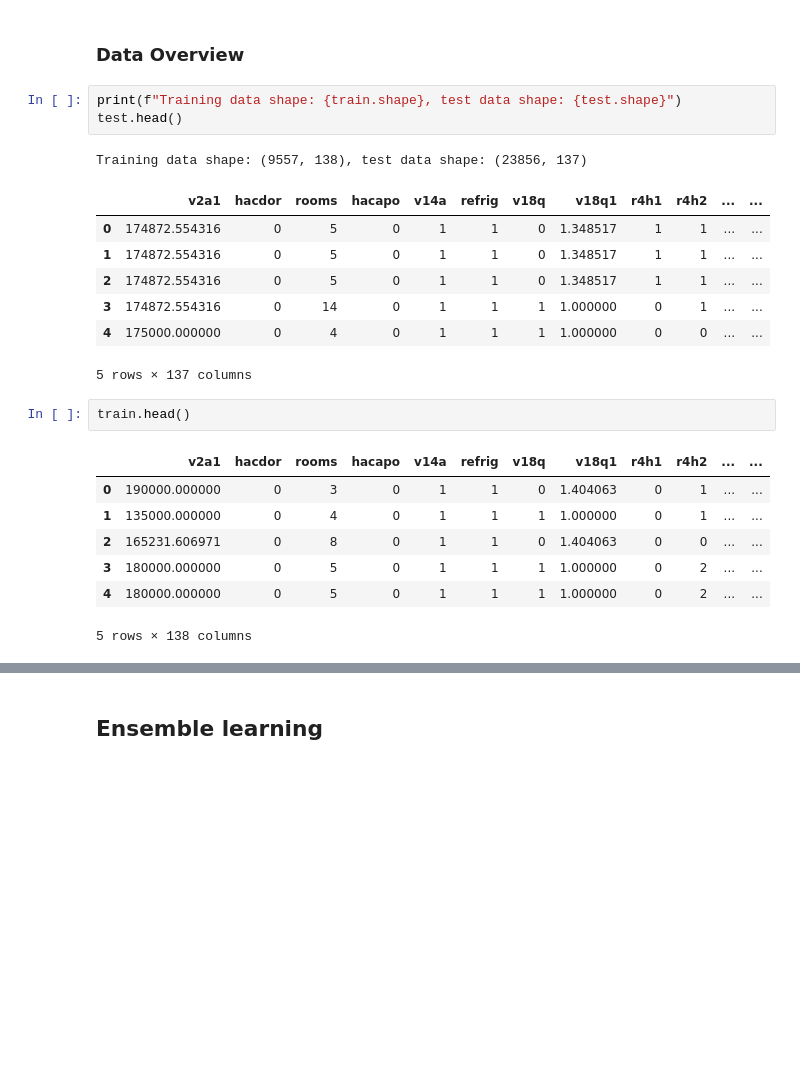
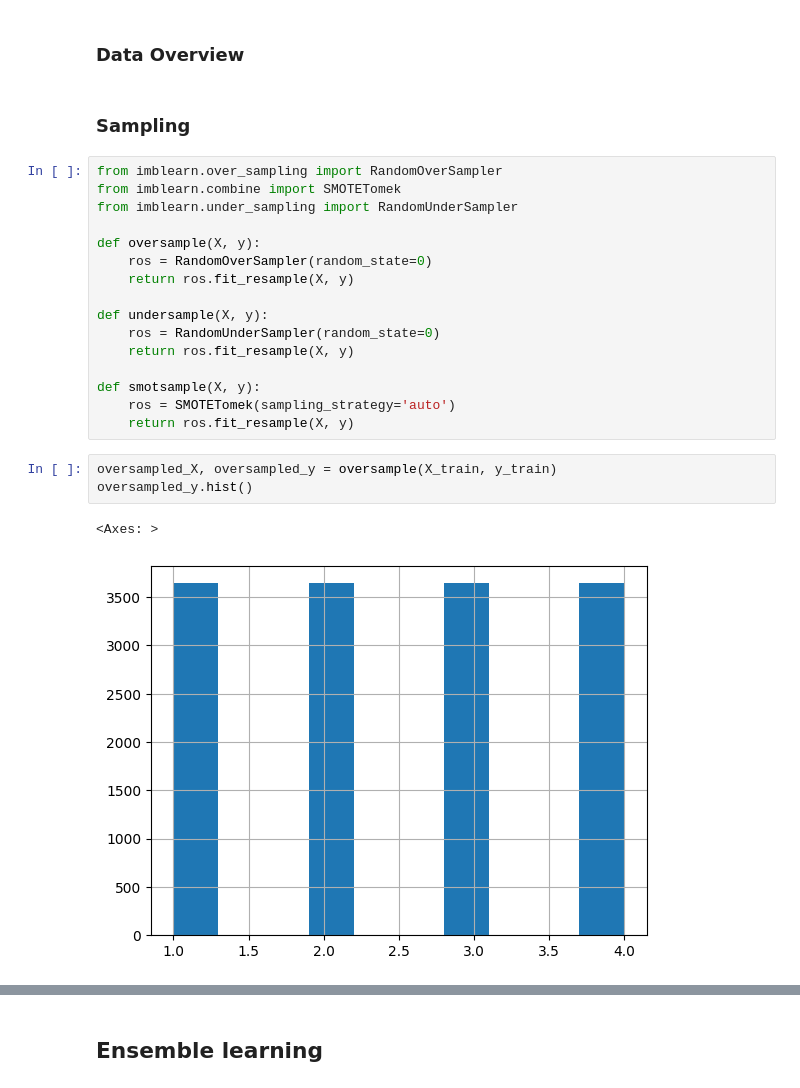
Before and after one commit to uku20/mlp, a Jupyter notebook: notebooks/ensemble.ipynb, the cells around one changed output, grey strips where cells are left out. Cells and saved outputs as stored; diff of their text form; blank space fills up the shorter version.

```diff
--- a/notebooks/ensemble.ipynb
+++ b/notebooks/ensemble.ipynb
@@ -66,25 +117,27 @@ def export_submission(df):
     df.to_csv('submission.csv', index=False)
 # %% [markdown]
 ### Data Overview
-# %%
-print(f"Training data shape: {train.shape}, test data shape: {test.shape}")
-test.head()
-# %% [output]
-Training data shape: (9557, 138), test data shape: (23856, 137)
-|  | v2a1 | hacdor | rooms | hacapo | v14a | refrig | v18q | v18q1 | r4h1 | r4h2 | ... | ... |
-| 0 | 174872.554316 | 0 | 5 | 0 | 1 | 1 | 0 | 1.348517 | 1 | 1 | ... | ... |
-| 1 | 174872.554316 | 0 | 5 | 0 | 1 | 1 | 0 | 1.348517 | 1 | 1 | ... | ... |
-| 2 | 174872.554316 | 0 | 5 | 0 | 1 | 1 | 0 | 1.348517 | 1 | 1 | ... | ... |
-| 3 | 174872.554316 | 0 | 14 | 0 | 1 | 1 | 1 | 1.000000 | 0 | 1 | ... | ... |
-| 4 | 175000.000000 | 0 | 4 | 0 | 1 | 1 | 1 | 1.000000 | 0 | 0 | ... | ... |
-5 rows × 137 columns
-# %%
-train.head()
-# %% [output]
-|  | v2a1 | hacdor | rooms | hacapo | v14a | refrig | v18q | v18q1 | r4h1 | r4h2 | ... | ... |
-| 0 | 190000.000000 | 0 | 3 | 0 | 1 | 1 | 0 | 1.404063 | 0 | 1 | ... | ... |
-| 1 | 135000.000000 | 0 | 4 | 0 | 1 | 1 | 1 | 1.000000 | 0 | 1 | ... | ... |
-| 2 | 165231.606971 | 0 | 8 | 0 | 1 | 1 | 0 | 1.404063 | 0 | 0 | ... | ... |
-| 3 | 180000.000000 | 0 | 5 | 0 | 1 | 1 | 1 | 1.000000 | 0 | 2 | ... | ... |
-| 4 | 180000.000000 | 0 | 5 | 0 | 1 | 1 | 1 | 1.000000 | 0 | 2 | ... | ... |
-5 rows × 138 columns
+# %% [markdown]
+### Sampling
+# %%
+from imblearn.over_sampling import RandomOverSampler
+from imblearn.combine import SMOTETomek
+from imblearn.under_sampling import RandomUnderSampler
+
+def oversample(X, y):
+    ros = RandomOverSampler(random_state=0)
+    return ros.fit_resample(X, y)
+
+def undersample(X, y):
+    ros = RandomUnderSampler(random_state=0)
+    return ros.fit_resample(X, y)
+
+def smotsample(X, y):
+    ros = SMOTETomek(sampling_strategy='auto')
+    return ros.fit_resample(X, y)
+# %%
+oversampled_X, oversampled_y = oversample(X_train, y_train)
+oversampled_y.hist()
+# %% [output]
+<Axes: >
+[figure, added]
```
Also changed, not shown: parts of 20 cells of this notebook, 1 other file.
